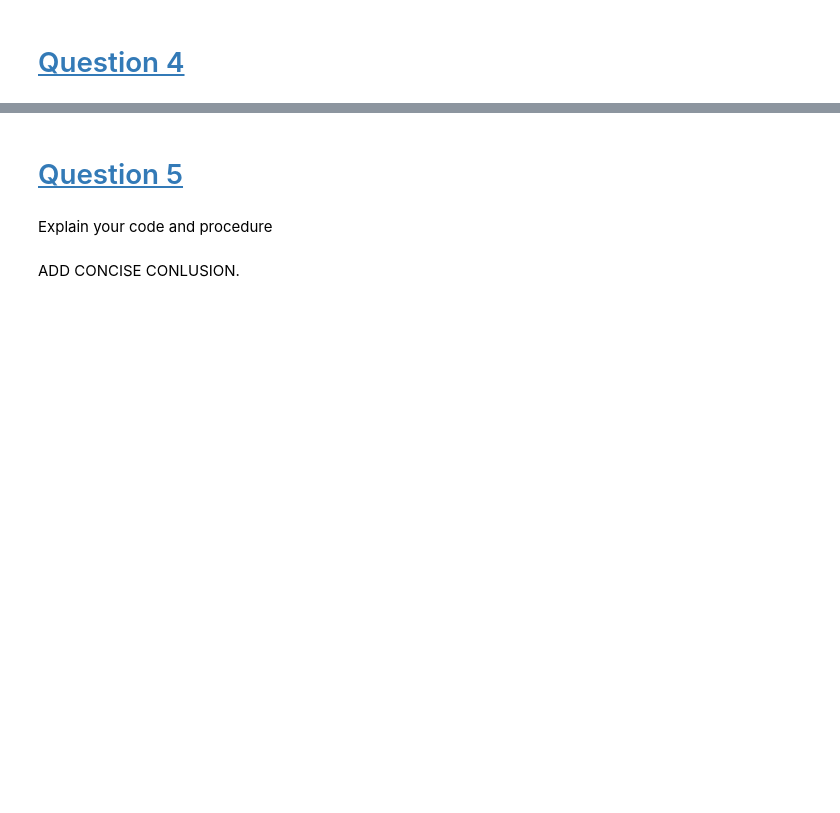
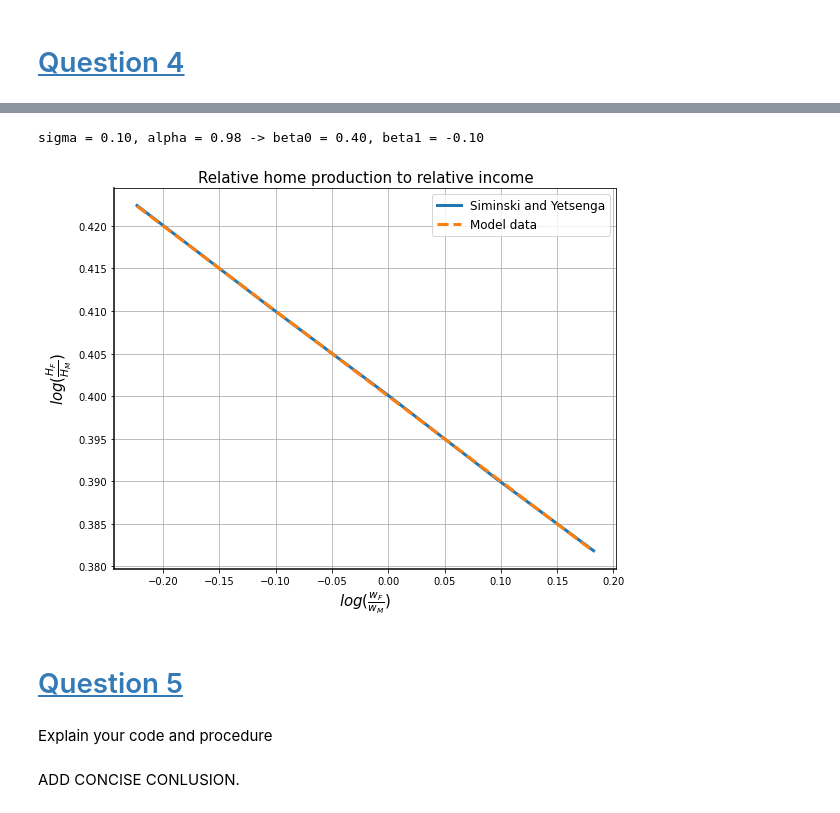
Before and after one commit to NumEconCopenhagen/projects-2023-s, a Jupyter notebook: inauguralproject/inauguralproject.ipynb, the cells around one changed output, grey strips where cells are left out. Drawn from its saved outputs; the diff is of its cells as text; code cells hidden in the pictures; blank space fills up the shorter version.

```diff
--- a/inauguralproject/inauguralproject.ipynb
+++ b/inauguralproject/inauguralproject.ipynb
@@ -183,18 +208,36 @@ Explain your code and procedure
 # %%
-# a. use the 'estimate' function to estimate the optimal alpha and sigma
+#  use the 'estimate' function to estimate the optimal alpha and sigma
 model.estimate()
 
-# b. find the log H ratio
+# find the log Home ratio
 log_H_ratio = np.log(model.sol.HF_vec/model.sol.HM_vec)
 
-# c. construct a figure to illustrate the relationship between log H ratio and log w ratio
-fig4 = plt.figure()
-ax = fig4.add_subplot(1,1,1)
-# d. add the 'log_H_ratio' and the weights as scatterplot
-ax.scatter(np.log(model.par.wF_vec),log_H_ratio)
-# e. add the regression from the model
-ax.plot(np.log(model.par.wF_vec),model.par.beta0_target+model.par.beta1_target*np.log(model.par.wF_vec))
-# f. set title and axis labels
-ax.set_title('Log relationship between ratio of hours worked and ratio of wage')
-ax.set_xlabel('$log(\omega_F/\omega_M)$')
-ax.set_ylabel('$log(H_F/H_M)$')
+# Figure to illustrate relationship between log H ratio and log w ratio
+fig2, ax = plt.subplots(figsize=(9, 7))
+
+# Add the 'log_H_ratio' and the weights as scatterplot
+ax.plot(np.log(model.par.wF_vec),log_H_ratio, '-', label='Siminski and Yetsenga', linewidth=3)
+# Add the model regression
+ax.plot(np.log(model.par.wF_vec),model.par.beta0_target+model.par.beta1_target*np.log(model.par.wF_vec), '--', label='Model data', linewidth=3)
+
+
+# Add grid lines
+ax.grid(True, which='both')
+
+# Add x and y axis labels and title
+ax.set_xlabel(r'$log(\frac{w_F}{w_M})$', fontsize=15)
+ax.set_ylabel(r'$log(\frac{H_F}{H_M})$', fontsize=15)
+ax.set_title("Relative home production to relative income", fontsize=15)
+
+# Add legend
+ax.legend(fontsize=12)
+
+# Increase line thickness of x and y axis lines
+ax.spines['bottom'].set_linewidth(1.5)
+ax.spines['left'].set_linewidth(1.5)
+
+# Show the plot
+plt.show()
+# %% [output]
+sigma = 0.10, alpha = 0.98 -> beta0 = 0.40, beta1 = -0.10
+[figure, added]
```
Also changed, not shown: parts of 9 cells of this notebook.
